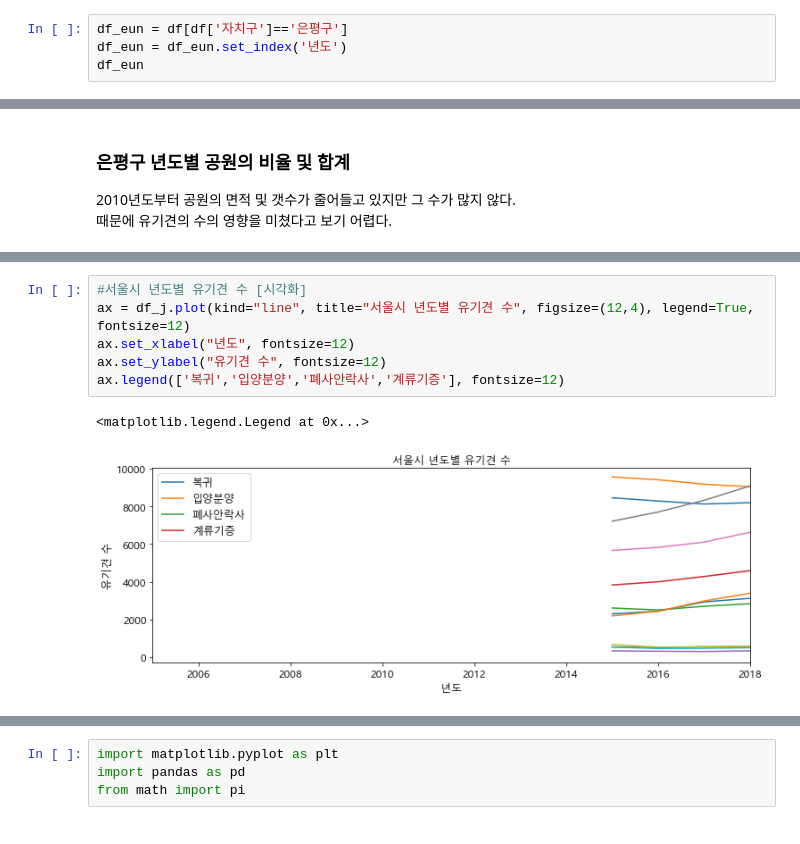
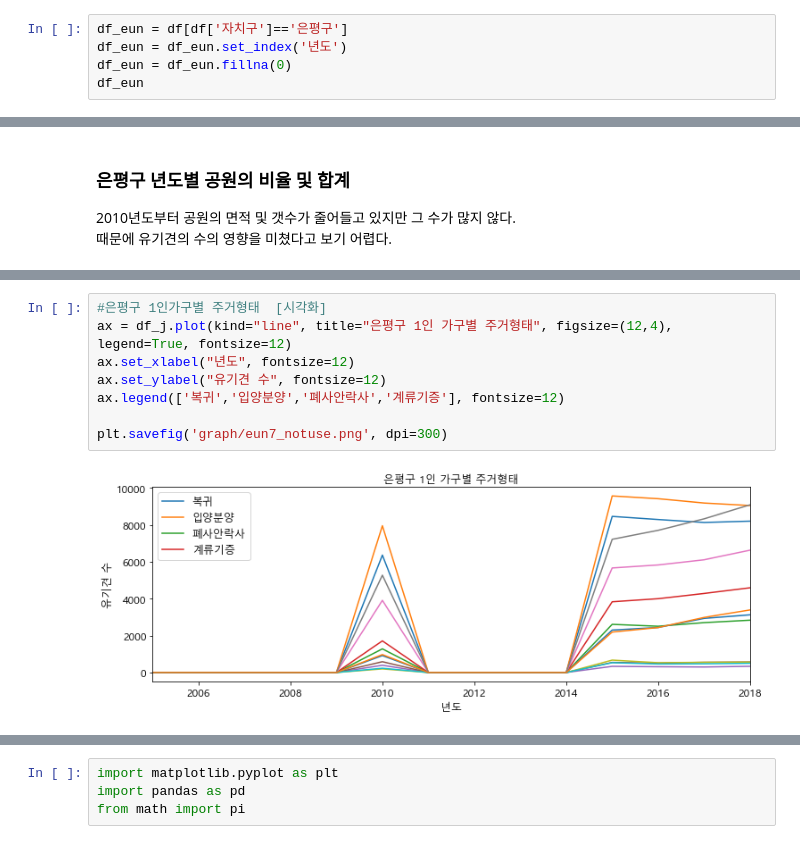
Before and after one commit to Kohayoung/shelter_dog, a Jupyter notebook: 1216_은평구 시각화.ipynb, the cells around one changed output, grey strips where cells are left out. Cells and saved outputs as stored; diff of their text form.

```diff
--- a/1216_은평구 시각화.ipynb
+++ b/1216_은평구 시각화.ipynb
@@ -32,6 +32,7 @@ df
 # %%
 df_eun = df[df['자치구']=='은평구']
 df_eun = df_eun.set_index('년도')
+df_eun = df_eun.fillna(0)
 df_eun
 # %% [output]
 |  | 자치구 | 사람 수 | 남자수 | 여자수 | 유기견수 | 복귀 | 입양분양 | 폐사안락사 | 계류기증 | 있다 | ... | ... |
@@ -280,12 +269,13 @@ df_j
 # %%
-#서울시 년도별 유기견 수 [시각화]
-ax = df_j.plot(kind="line", title="서울시 년도별 유기견 수", figsize=(12,4), legend=True, fontsize=12)
+#은평구 1인가구별 주거형태  [시각화]
+ax = df_j.plot(kind="line", title="은평구 1인 가구별 주거형태", figsize=(12,4), legend=True, fontsize=12)
 ax.set_xlabel("년도", fontsize=12)
 ax.set_ylabel("유기견 수", fontsize=12)
 ax.legend(['복귀','입양분양','폐사안락사','계류기증'], fontsize=12)
+
+plt.savefig('graph/eun7_notuse.png', dpi=300)
 # %% [output]
-<matplotlib.legend.Legend at 0x...>
-[figure, old version]
+[figure, new version]
 # %%
 #1인가구 거주형태별 남녀 차이
 df_j_test = df_eun.iloc[:, 57:69]
```
Also changed, not shown: parts of 28 cells of this notebook, 23 other files.
